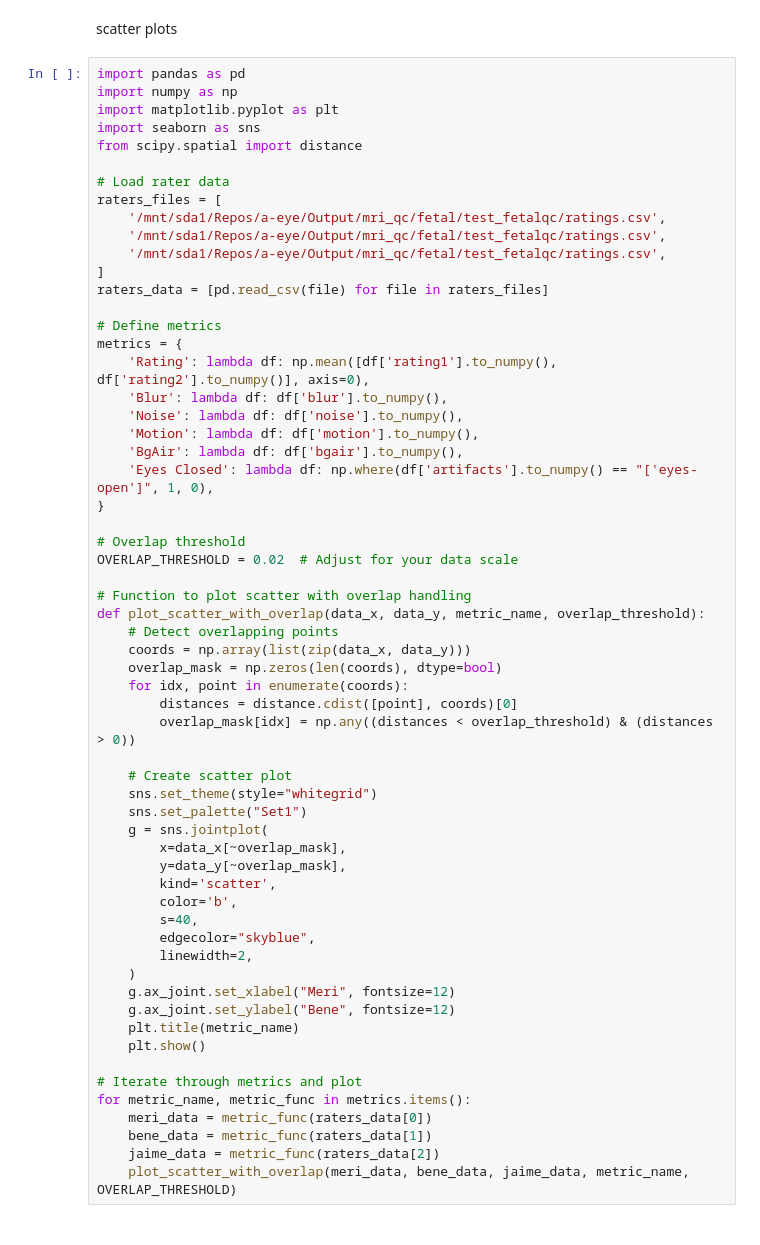
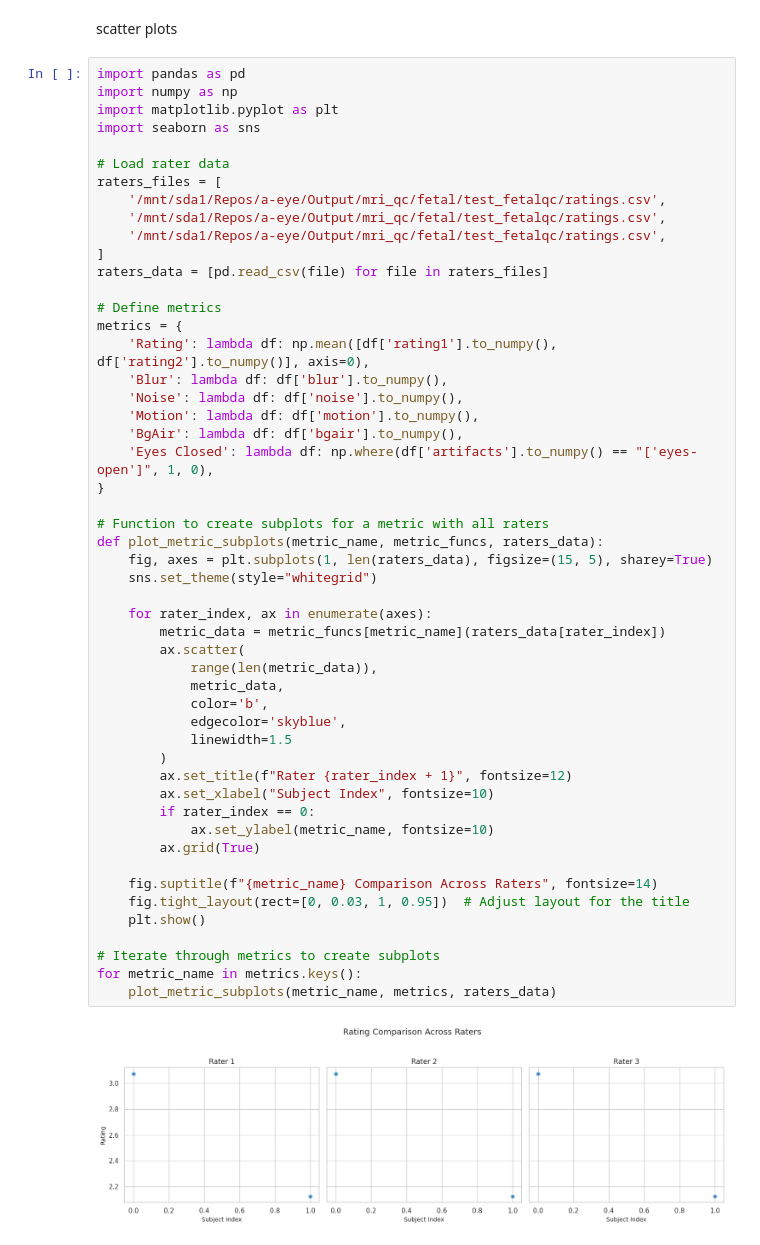
Before and after one commit to jaimebarran/fetal_brain_qc, a Jupyter notebook: notebooks/analyze_results.ipynb, the cells around one changed output. Saved outputs shown, nothing was run; the diff lists cells and outputs as text.

Commit message:
fix: scatter plots

```diff
--- a/notebooks/analyze_results.ipynb
+++ b/notebooks/analyze_results.ipynb
@@ -120,60 +144,53 @@ scatter plots
 # %%
 import pandas as pd
 import numpy as np
 import matplotlib.pyplot as plt
 import seaborn as sns
-from scipy.spatial import distance
 
 # Load rater data
 raters_files = [
     '/mnt/sda1/Repos/a-eye/Output/mri_qc/fetal/test_fetalqc/ratings.csv',
     '/mnt/sda1/Repos/a-eye/Output/mri_qc/fetal/test_fetalqc/ratings.csv',
     '/mnt/sda1/Repos/a-eye/Output/mri_qc/fetal/test_fetalqc/ratings.csv',
 ]
 raters_data = [pd.read_csv(file) for file in raters_files]
 
 # Define metrics
 metrics = {
     'Rating': lambda df: np.mean([df['rating1'].to_numpy(), df['rating2'].to_numpy()], axis=0),
     'Blur': lambda df: df['blur'].to_numpy(),
     'Noise': lambda df: df['noise'].to_numpy(),
     'Motion': lambda df: df['motion'].to_numpy(),
     'BgAir': lambda df: df['bgair'].to_numpy(),
     'Eyes Closed': lambda df: np.where(df['artifacts'].to_numpy() == "['eyes-open']", 1, 0),
 }
 
-# Overlap threshold
-OVERLAP_THRESHOLD = 0.02  # Adjust for your data scale
+# Function to create subplots for a metric with all raters
+def plot_metric_subplots(metric_name, metric_funcs, raters_data):
+    fig, axes = plt.subplots(1, len(raters_data), figsize=(15, 5), sharey=True)
+    sns.set_theme(style="whitegrid")
 
-# Function to plot scatter with overlap handling
-def plot_scatter_with_overlap(data_x, data_y, metric_name, overlap_threshold):
-    # Detect overlapping points
-    coords = np.array(list(zip(data_x, data_y)))
-    overlap_mask = np.zeros(len(coords), dtype=bool)
-    for idx, point in enumerate(coords):
-        distances = distance.cdist([point], coords)[0]
-        overlap_mask[idx] = np.any((distances < overlap_threshold) & (distances > 0))
+    for rater_index, ax in enumerate(axes):
+        metric_data = metric_funcs[metric_name](raters_data[rater_index])
+        ax.scatter(
+            range(len(metric_data)),
+            metric_data,
+            color='b',
+            edgecolor='skyblue',
+            linewidth=1.5
+        )
+        ax.set_title(f"Rater {rater_index + 1}", fontsize=12)
+        ax.set_xlabel("Subject Index", fontsize=10)
+        if rater_index == 0:
+            ax.set_ylabel(metric_name, fontsize=10)
+        ax.grid(True)
 
-    # Create scatter plot
-    sns.set_theme(style="whitegrid")
-    sns.set_palette("Set1")
-    g = sns.jointplot(
-        x=data_x[~overlap_mask],
-        y=data_y[~overlap_mask],
-        kind='scatter',
-        color='b',
-        s=40,
-        edgecolor="skyblue",
-        linewidth=2,
-    )
-    g.ax_joint.set_xlabel("Meri", fontsize=12)
-    g.ax_joint.set_ylabel("Bene", fontsize=12)
-    plt.title(metric_name)
+    fig.suptitle(f"{metric_name} Comparison Across Raters", fontsize=14)
+    fig.tight_layout(rect=[0, 0.03, 1, 0.95])  # Adjust layout for the title
     plt.show()
 
-# Iterate through metrics and plot
-for metric_name, metric_func in metrics.items():
-    meri_data = metric_func(raters_data[0])
-    bene_data = metric_func(raters_data[1])
-    jaime_data = metric_func(raters_data[2])
-    plot_scatter_with_overlap(meri_data, bene_data, jaime_data, metric_name, OVERLAP_THRESHOLD)
+# Iterate through metrics to create subplots
+for metric_name in metrics.keys():
+    plot_metric_subplots(metric_name, metrics, raters_data)
+# %% [output]
+[figure, added]
```
Also changed, not shown: parts of 3 cells of this notebook.
